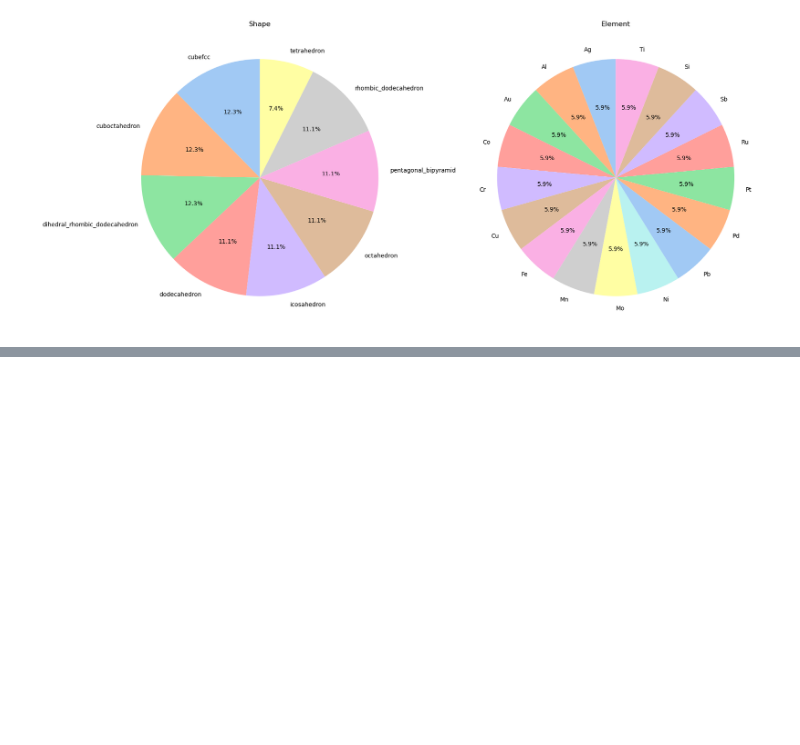
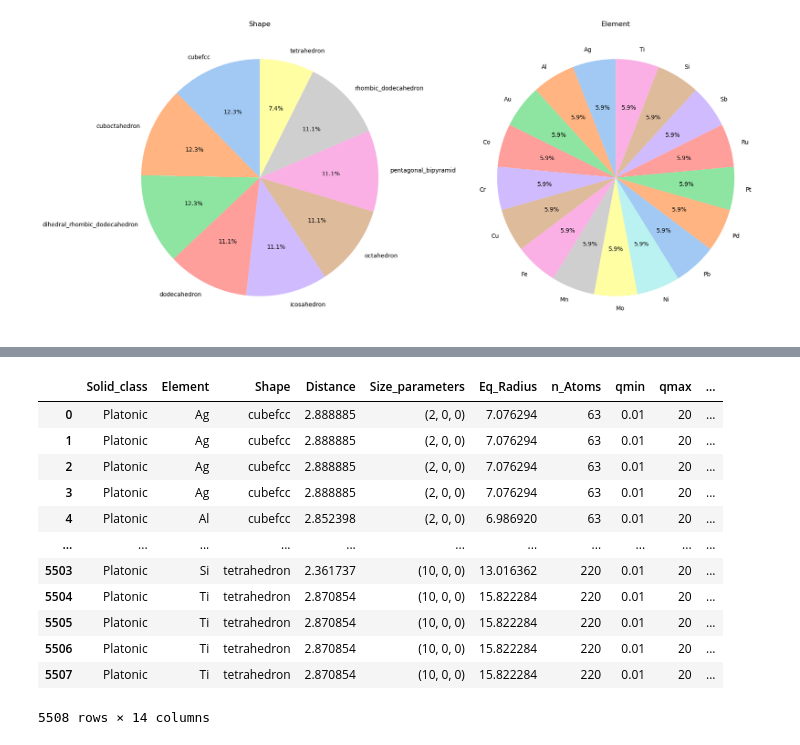
Before and after one commit to mouna0403/Projet-RI, a Jupyter notebook: Nanoparticules.ipynb, the cells around one changed output, grey strips where cells are left out. Cells and saved outputs as stored; diff of their text form; code cells hidden in the pictures; blank space fills up the shorter version.

```diff
--- a/Nanoparticules.ipynb
+++ b/Nanoparticules.ipynb
@@ -121,0 +127,16 @@ Text(0.5, 1.0, 'b_iso')
+# %%
+data
+# %% [output]
+|  | Solid_class | Element | Shape | Distance | Size_parameters | Eq_Radius | n_Atoms | qmin | qmax | ... |
+| 0 | Platonic | Ag | cubefcc | 2.888885 | (2, 0, 0) | 7.076294 | 63 | 0.01 | 20 | ... |
+| 1 | Platonic | Ag | cubefcc | 2.888885 | (2, 0, 0) | 7.076294 | 63 | 0.01 | 20 | ... |
+| 2 | Platonic | Ag | cubefcc | 2.888885 | (2, 0, 0) | 7.076294 | 63 | 0.01 | 20 | ... |
+| 3 | Platonic | Ag | cubefcc | 2.888885 | (2, 0, 0) | 7.076294 | 63 | 0.01 | 20 | ... |
+| 4 | Platonic | Al | cubefcc | 2.852398 | (2, 0, 0) | 6.986920 | 63 | 0.01 | 20 | ... |
+| ... | ... | ... | ... | ... | ... | ... | ... | ... | ... | ... |
+| 5503 | Platonic | Si | tetrahedron | 2.361737 | (10, 0, 0) | 13.016362 | 220 | 0.01 | 20 | ... |
+| 5504 | Platonic | Ti | tetrahedron | 2.870854 | (10, 0, 0) | 15.822284 | 220 | 0.01 | 20 | ... |
+| 5505 | Platonic | Ti | tetrahedron | 2.870854 | (10, 0, 0) | 15.822284 | 220 | 0.01 | 20 | ... |
+| 5506 | Platonic | Ti | tetrahedron | 2.870854 | (10, 0, 0) | 15.822284 | 220 | 0.01 | 20 | ... |
+| 5507 | Platonic | Ti | tetrahedron | 2.870854 | (10, 0, 0) | 15.822284 | 220 | 0.01 | 20 | ... |
+5508 rows × 14 columns
```
Also changed, not shown: parts of 14 cells of this notebook.
